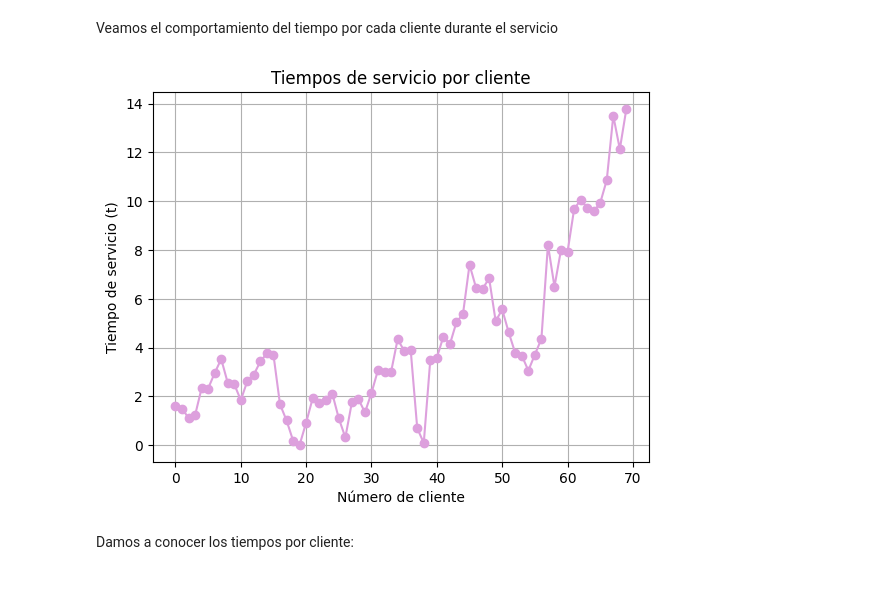
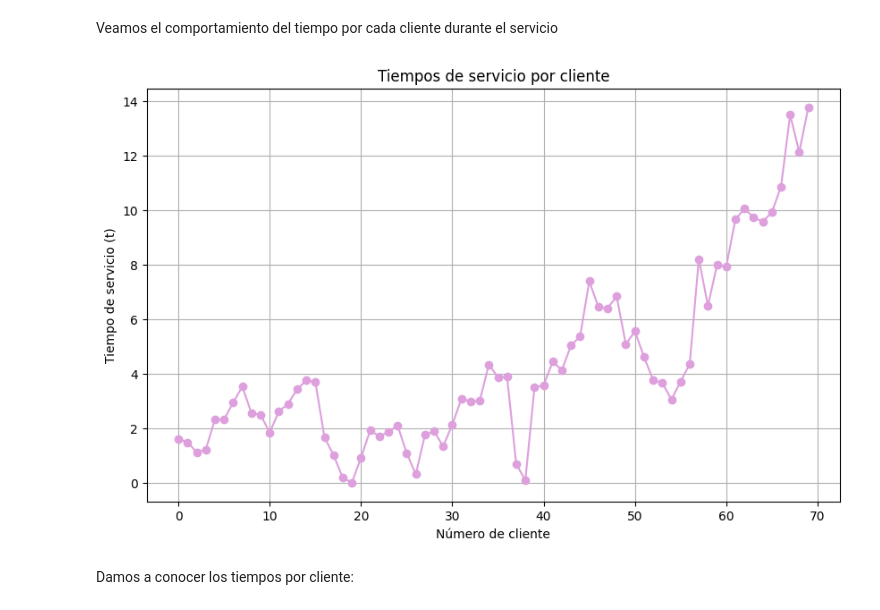
Before and after one commit to MaricelaMH/SIMULACION-II, a Jupyter notebook: Cola_un_servidor.ipynb, the cells around one changed output. Saved outputs shown, nothing was run; the diff lists cells and outputs as text; code cells hidden in the pictures.

```diff
--- a/Cola_un_servidor.ipynb
+++ b/Cola_un_servidor.ipynb
@@ -131,19 +131,20 @@ Veamos el comportamiento del tiempo por cada cliente durante el servicio
 # %%
 # Calculamos el tiempo después del cierre del sistema
 tiempos_servicio = []
 for i in range(len(S)):
   if i < len(LL):
     tiempos_servicio.append(S[i] - LL[i])
 
 # Graficamos los tiempos de servicio por cliente
+plt.figure(figsize=(10, 6))
 plt.plot(tiempos_servicio, marker='o', linestyle='-', color='#DDA0DD')
 plt.xlabel("Número de cliente")
 plt.ylabel("Tiempo de servicio (t)")
 plt.title("Tiempos de servicio por cliente")
 plt.grid(True)
 plt.show()
 # %% [output]
-[figure, old version]
+[figure, new version]
 # %% [markdown]
 Damos a conocer los tiempos por cliente:
 # %%
```
